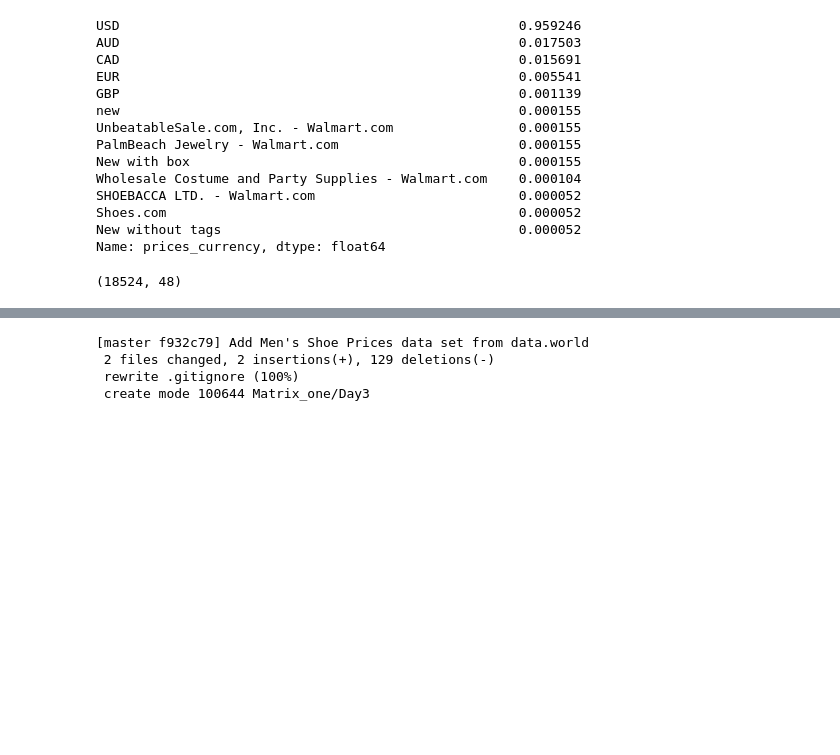
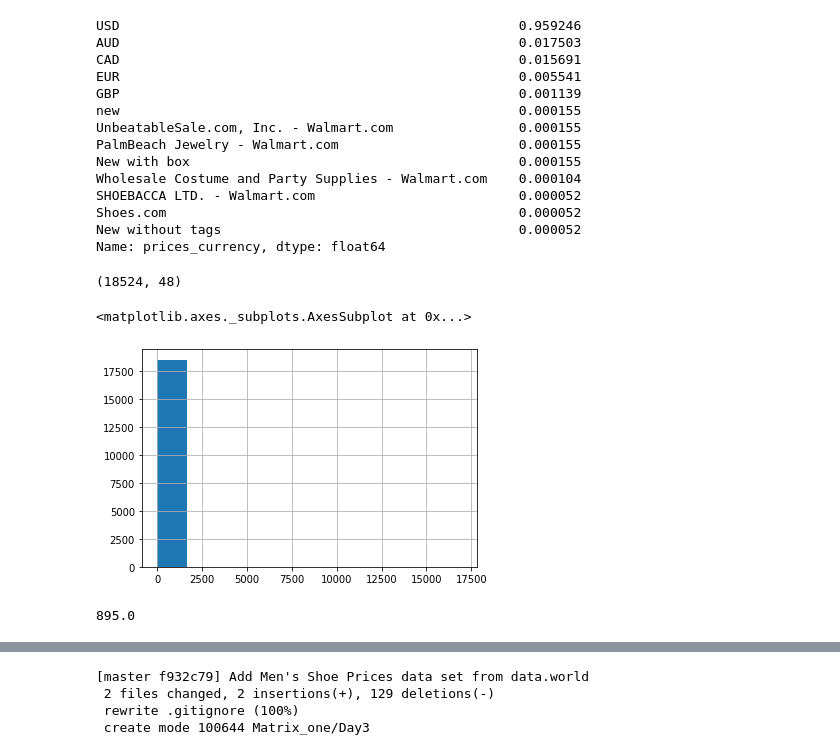
Before and after one commit to GGrodzki/Matrix, a Jupyter notebook: Matrix_one/Day3.ipynb, the cells around one changed output, grey strips where cells are left out. Saved outputs shown, nothing was run; the diff lists cells and outputs as text; code cells hidden in the pictures; blank space fills up the shorter version.

```diff
--- a/Matrix_one/Day3.ipynb
+++ b/Matrix_one/Day3.ipynb
@@ -99,4 +93,13 @@ df_usd.shape
 # %% [output]
 (18524, 48)
 # %%
-df_usd['prices_amountmin'].astype(np.float)
+df_usd['prices_amountmin'] = df_usd['prices_amountmin'].astype(np.float)
+df_usd['prices_amountmin'].hist()
+# %% [output]
+<matplotlib.axes._subplots.AxesSubplot at 0x...>
+[figure, added]
+# %%
+filter_max = np.percentile(df_usd['prices_amountmin'],99)
+filter_max
+# %% [output]
+895.0
```
Also changed, not shown: parts of 7 cells of this notebook.
